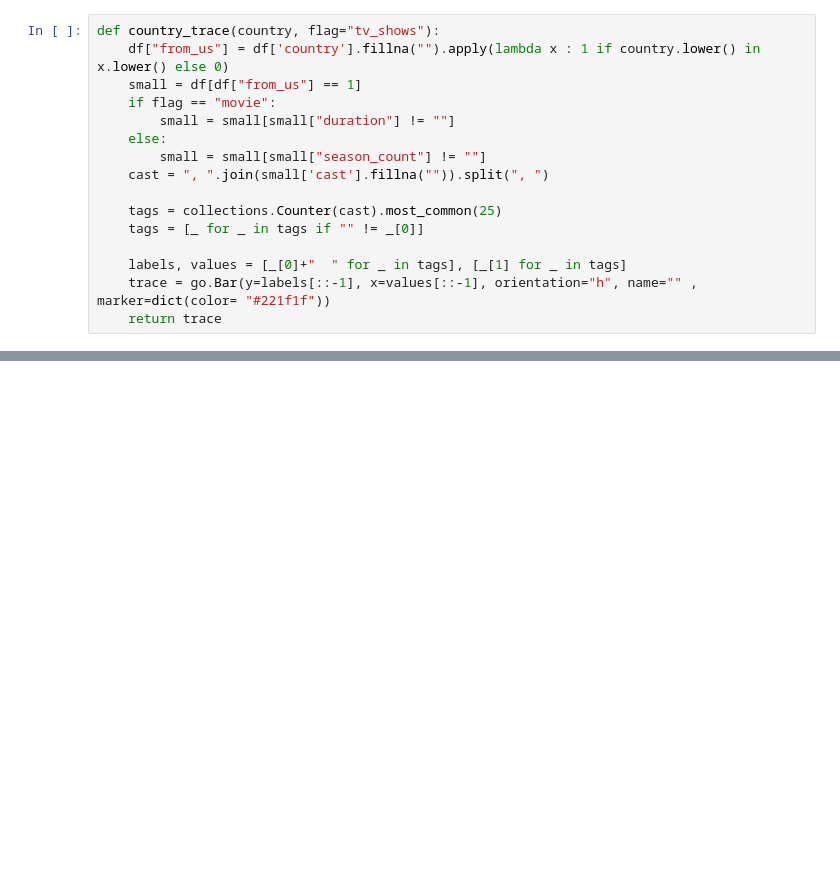
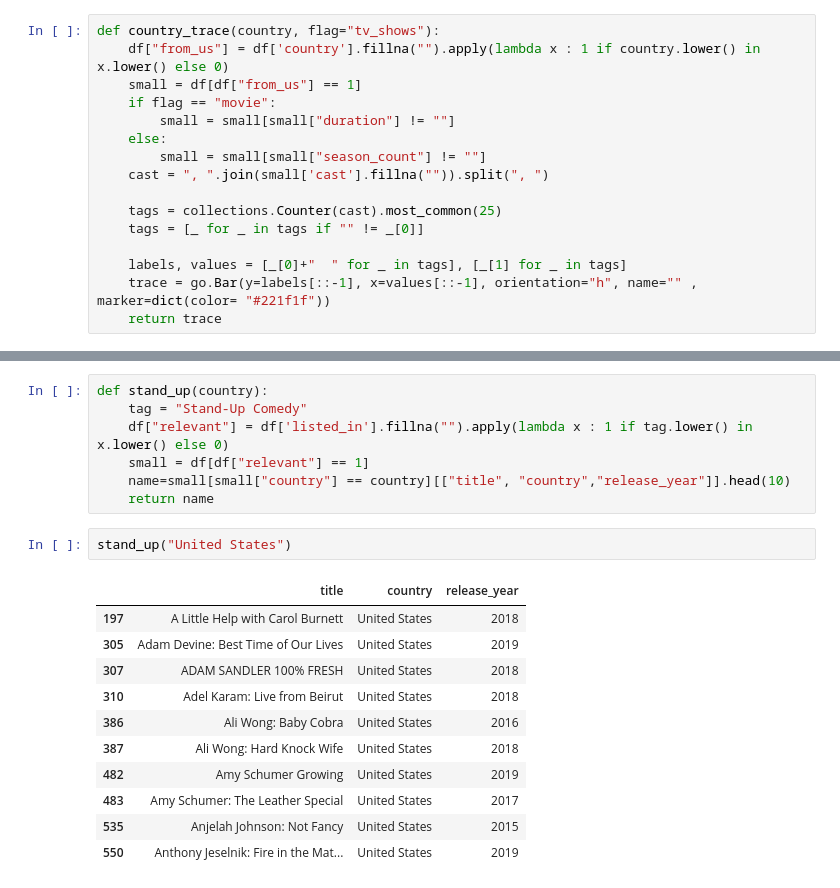
Before and after one commit to Andy666Fox/TINY_DS_PROJECTS, a Jupyter notebook: Netflix_Data_visualizing/Netflix_research.ipynb, the cells around one changed output, grey strips where cells are left out. Drawn from its saved outputs; the diff is of its cells as text; blank space fills up the shorter version.

```diff
--- a/Netflix_Data_visualizing/Netflix_research.ipynb
+++ b/Netflix_Data_visualizing/Netflix_research.ipynb
@@ -363,0 +399,21 @@ fig.show()
+# %%
+def stand_up(country):
+    tag = "Stand-Up Comedy"
+    df["relevant"] = df['listed_in'].fillna("").apply(lambda x : 1 if tag.lower() in x.lower() else 0)
+    small = df[df["relevant"] == 1]
+    name=small[small["country"] == country][["title", "country","release_year"]].head(10)
+    return name
+# %%
+stand_up("United States")
+# %% [output]
+|  | title | country | release_year |
+| 197 | A Little Help with Carol Burnett | United States | 2018 |
+| 305 | Adam Devine: Best Time of Our Lives | United States | 2019 |
+| 307 | ADAM SANDLER 100% FRESH | United States | 2018 |
+| 310 | Adel Karam: Live from Beirut | United States | 2018 |
+| 386 | Ali Wong: Baby Cobra | United States | 2016 |
+| 387 | Ali Wong: Hard Knock Wife | United States | 2018 |
+| 482 | Amy Schumer Growing | United States | 2019 |
+| 483 | Amy Schumer: The Leather Special | United States | 2017 |
+| 535 | Anjelah Johnson: Not Fancy | United States | 2015 |
+| 550 | Anthony Jeselnik: Fire in the Mat... | United States | 2019 |
```
Also changed, not shown: parts of 10 cells of this notebook.
